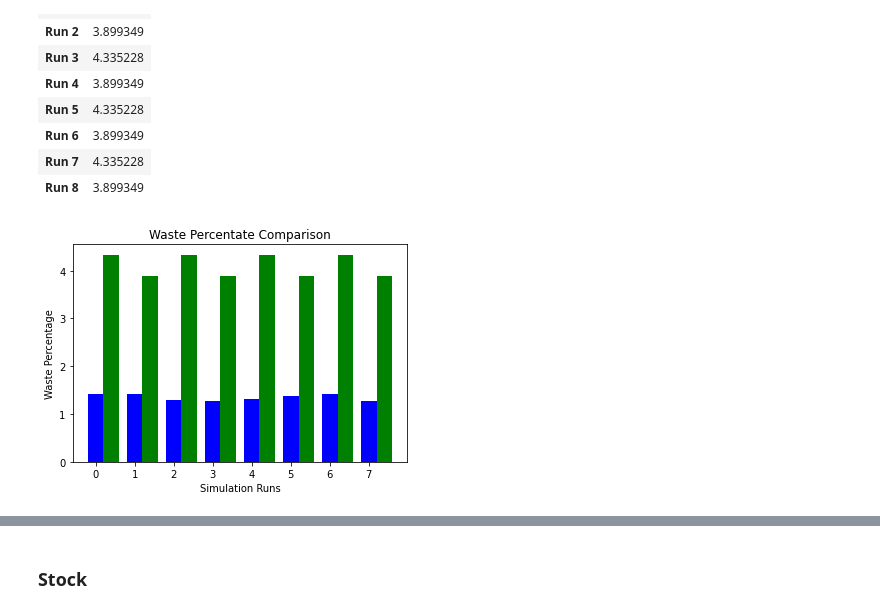
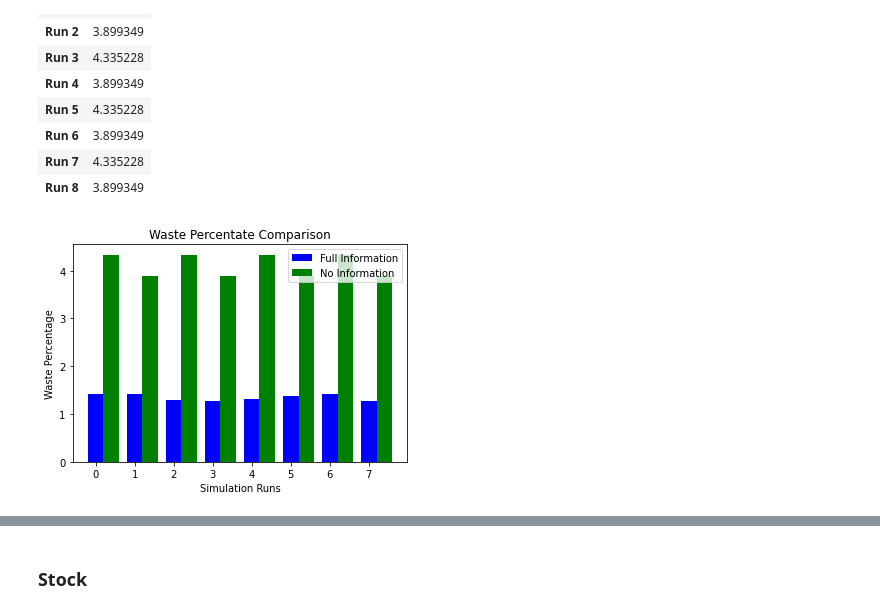
Before and after one commit to mperhez/scvis-plots, a Jupyter notebook: notebooks/scvis-abm-plots.ipynb, the cells around one changed output, grey strips where cells are left out. Saved outputs shown, nothing was run; the diff lists cells and outputs as text; code cells hidden in the pictures.

```diff
--- a/notebooks/scvis-abm-plots.ipynb
+++ b/notebooks/scvis-abm-plots.ipynb
@@ -334,22 +334,24 @@ pd.DataFrame(ex2_waste, ex2_waste_labels)
 | Run 8 | 3.899349 |
 # %%
 data = [ex1_waste, ex2_waste]
+labels = ['Full Information', 'No Information']
 
 color_list = ['b', 'g', 'r']
 gap = .8 / len(data)
 for i, row in enumerate(data):
   X = np.arange(len(row))
   plt.bar(X + i * gap, row,
     width = gap,
     color = color_list[i % len(color_list)])
 
 plt.xlabel("Simulation Runs")
 plt.ylabel("Waste Percentage")
 plt.title("Waste Percentate Comparison")
+plt.legend(labels)
 
 plt.show()
 # %% [output]
-[figure, old version]
+[figure, new version]
 # %%
 print("Ex1 Round 1")
 print("final stock:", df1r1_final_stock)
```
Also changed, not shown: parts of 8 cells of this notebook.
